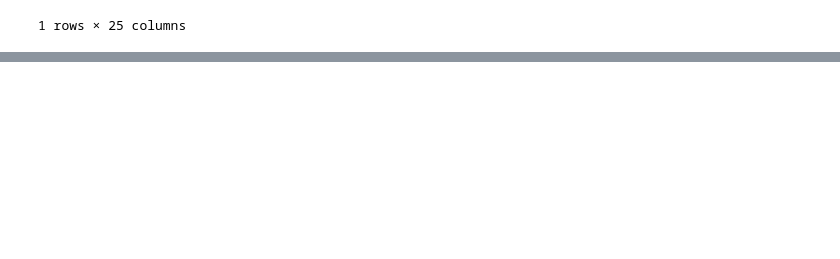
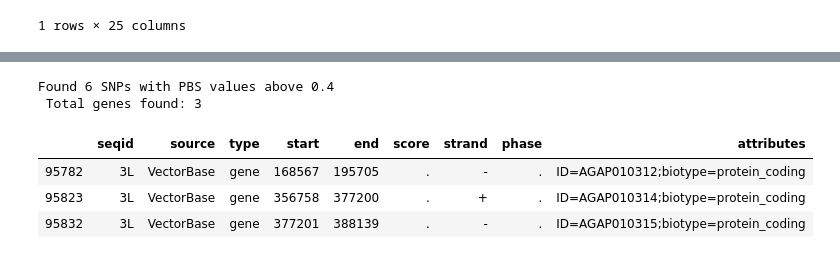
Before and after one commit to randomxsk8/notebooks, a Jupyter notebook: 09242019_selection_PBS_christyi.ipynb, the cells around one changed output, grey strips where cells are left out. Cells and saved outputs as stored; diff of their text form; code cells hidden in the pictures; blank space fills up the shorter version.

```diff
--- a/09242019_selection_PBS_christyi.ipynb
+++ b/09242019_selection_PBS_christyi.ipynb
@@ -213,0 +230,9 @@ tbl2
+# %%
+locate_genes('3L', 0.4, 'BFcol', 'BFgam', 'chri')
+# %% [output]
+Found 6 SNPs with PBS values above 0.4
+ Total genes found: 3
+|  | seqid | source | type | start | end | score | strand | phase | attributes |
+| 95782 | 3L | VectorBase | gene | 168567 | 195705 | . | - | . | ID=AGAP010312;biotype=protein_coding |
+| 95823 | 3L | VectorBase | gene | 356758 | 377200 | . | + | . | ID=AGAP010314;biotype=protein_coding |
+| 95832 | 3L | VectorBase | gene | 377201 | 388139 | . | - | . | ID=AGAP010315;biotype=protein_coding |
```
Also changed, not shown: parts of 4 cells of this notebook.
